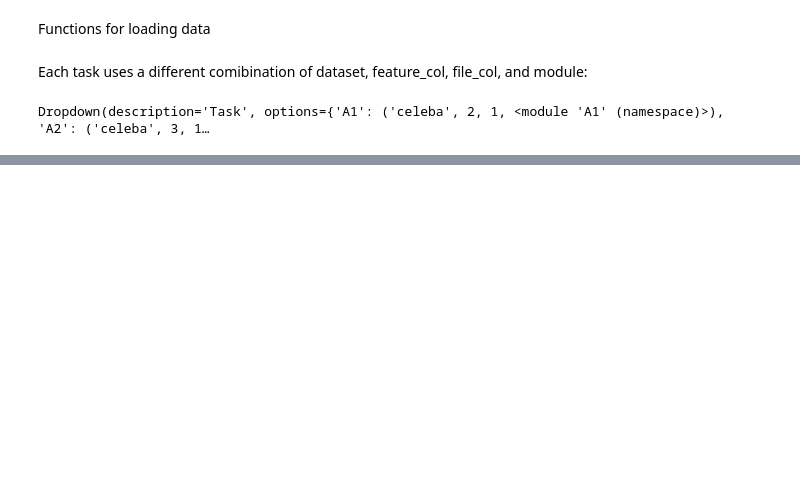
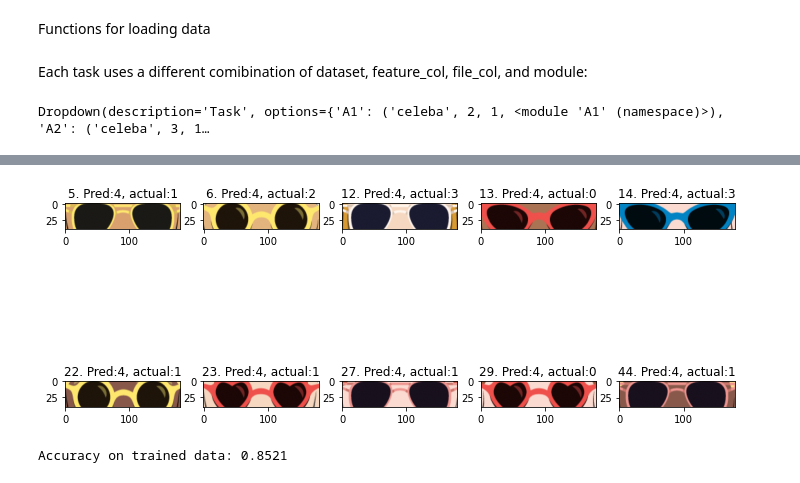
Before and after one commit to golfscript/AMLS_assignment22_23, a Jupyter notebook: main.ipynb, the cells around one changed output, grey strips where cells are left out. Cells and saved outputs as stored; diff of their text form; code cells hidden in the pictures; blank space fills up the shorter version.

```diff
--- a/main.ipynb
+++ b/main.ipynb
@@ -81,0 +82,14 @@ Accuracy on test data: 0.9996
+# %%
+wrong, = np.nonzero(y_test!=y_pred)
+plt.figure(figsize=(12,6))
+for w,i in enumerate(wrong[:10]): # show first 10 that are wrong
+    plt.subplot(2, 5, w+1)
+    plt.title(str(i)+'. Pred:'+str(y_pred[i])+', actual:'+str(y_test[i]))
+    plt.imshow(X_test[i], cmap='gray')
+plt.show()
+# %% [output]
+[figure, added]
+# %%
+print("Accuracy on trained data:", accuracy_score(y,model.predict(X)))
+# %% [output]
+Accuracy on trained data: 0.8521
```
Also changed, not shown: parts of 6 cells of this notebook, 1 other file.
